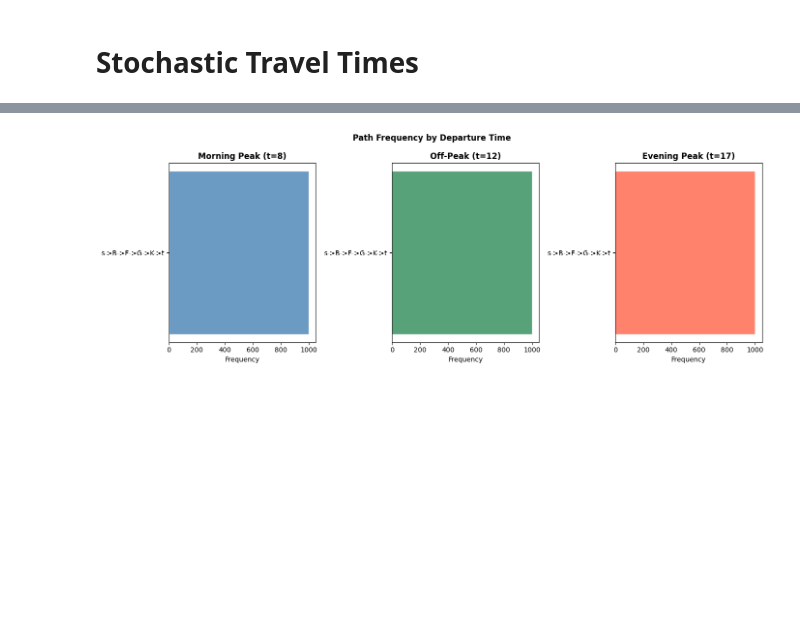
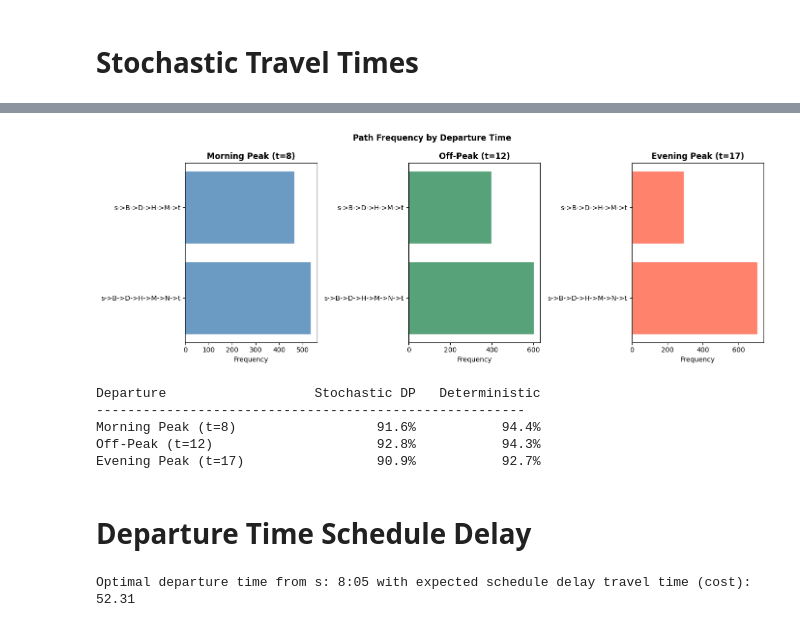
Before and after one commit to Kymapo/ISE754, a Jupyter notebook: Traffic Network Practice.ipynb, the cells around one changed output, grey strips where cells are left out. Drawn from its saved outputs; the diff is of its cells as text; code cells hidden in the pictures; blank space fills up the shorter version.

Commit message:
Risk aversion and Departure time

```diff
--- a/Traffic Network Practice.ipynb
+++ b/Traffic Network Practice.ipynb
@@ -618,25 +620,25 @@ network_params = {
     ('A', 'D'): (7, 2),
     ('A', 'E'): (8, 2),
     ('B', 'D'): (5, 1),
-    ('B', 'F'): (10, 3),
+    ('B', 'F'): (10, 6),
     ('C', 'F'): (6, 1),
     ('C', 'G'): (9, 2),
     ('D', 'H'): (7, 2),
     ('D', 'I'): (11, 3),
     ('E', 'H'): (5, 1),
-    ('E', 'I'): (6, 2),
-    ('F', 'G'): (4, 1),
+    ('E', 'I'): (8, 2),
+    ('F', 'G'): (4, 3),
     ('F', 'J'): (7, 2),
     ('G', 'J'): (10, 3),
-    ('G', 'K'): (5, 1),
+    ('G', 'K'): (5, 5),
     ('H', 'L'): (8, 2),
-    ('H', 'M'): (8, 2),
+    ('H', 'M'): (5, 1),
     ('I', 'L'): (6, 1),
     ('I', 'M'): (9, 2),
     ('J', 'K'): (7, 2),
     ('J', 'N'): (11, 3),
     ('K', 'N'): (5, 1),
-    ('K', 't'): (8, 2),
+    ('K', 't'): (8, 5),
     ('L', 'N'): (7, 2),
     ('L', 't'): (10, 3),
     ('M', 'N'): (5, 1),
@@ -659,14 +706,14 @@ def get_stochastic_travel_time(link, t):
     std = get_std(base_std, t)
     return max(1, round(np.random.normal(mean, std)))
 
-def new_expected_cost(link, t, V, v):
+def new_expected_cost(link, t, V, v, lam=0.5): # change lambda here
     # Monte Carlo estimate of expected cost by sampling travel times
     samples = [get_stochastic_travel_time(link, t) for _ in range(100)] # change below as well
-    expected_cost = 0
-    for travel_time in samples:
-        arrival_time = (t + travel_time) % 1440
-        expected_cost += (travel_time + V[(v, arrival_time)]) / 100 # average over samples
-    return expected_cost
+    arrival_times = [(t + s) % 1440 for s in samples]
+    total_costs = [s + V[(v, a)] for s, a in zip(samples, arrival_times)]
+    mean = np.mean(total_costs)
+    var = np.var(total_costs)
+    return mean + lam * var
 # %%
 import numpy as np
 V_s = {(n, t): float('inf') for n in G.nodes() for t in range(1440)}
@@ -676,7 +723,7 @@ for t in range(1440):
     V_s[('t', t)] = 0
 
 for _ in range(2): # to go back and cover initial runs without connections to terminus
-    for t in range(1440, -1, -1):
+    for t in range(1439, -1, -1):
         for node in reversed(list(nx.topological_sort(G))):
             if node == 't':
                 continue
@@ -762,17 +866,17 @@ Evening Peak (t=17)    42.49     4.69       26       56
 # %%
 from collections import Counter
 
 fig, axes = plt.subplots(1, 3, figsize=(14, 5))
 
 for ax, (t, color, label) in zip(axes, zip(departure_times, colors, labels)):
-    path_counts = Counter(results[t]['paths'])
+    path_counts = Counter(results_sto[t]['paths'])
     paths, counts = zip(*sorted(path_counts.items(), key=lambda x: -x[1]))
     ax.barh(paths, counts, color=color, alpha=0.8, edgecolor='white')
     ax.set_title(label, fontweight='bold')
     ax.set_xlabel('Frequency')
 
 fig.suptitle('Path Frequency by Departure Time', fontweight='bold')
 plt.tight_layout()
 plt.show()
 # %% [output]
-[figure, old version]
+[figure, new version]
@@ -778,0 +893,19 @@ plt.show()
+# %%
+on_time_results = {}
+for t, target in targets.items():
+    on_time_results[t] = {
+        'Stochastic DP': on_time_rate(results_sto[t]['costs'], t, target),
+        'Deterministic': on_time_rate(results_det[t]['costs'], t, target)
+    }
+print(f"{'Departure':<25} {'Stochastic DP':>15} {'Deterministic':>15}")
+print("-" * 55)
+for t, label in zip(departure_times, labels):
+    print(f"{label:<25} {on_time_results[t]['Stochastic DP']*100:>14.1f}% {on_time_results[t]['Deterministic']*100:>14.1f}%")
+# %% [output]
+Departure                   Stochastic DP   Deterministic
+-------------------------------------------------------
+Morning Peak (t=8)                  91.6%           94.4%
+Off-Peak (t=12)                     92.8%           94.3%
+Evening Peak (t=17)                 90.9%           92.7%
+# %% [markdown]
+# Departure Time Schedule Delay
@@ -778,0 +947,5 @@ plt.show()
+# %%
+best_departure = min(range(1440), key=lambda t: V_sd[('s', t)])
+print(f"Optimal departure time from s: {best_departure//60}:{best_departure%60:02d} with expected schedule delay travel time (cost): {V_sd[('s', best_departure)]:.2f}")
+# %% [output]
+Optimal departure time from s: 8:05 with expected schedule delay travel time (cost): 52.31
```
Also changed, not shown: parts of 8 cells of this notebook.
